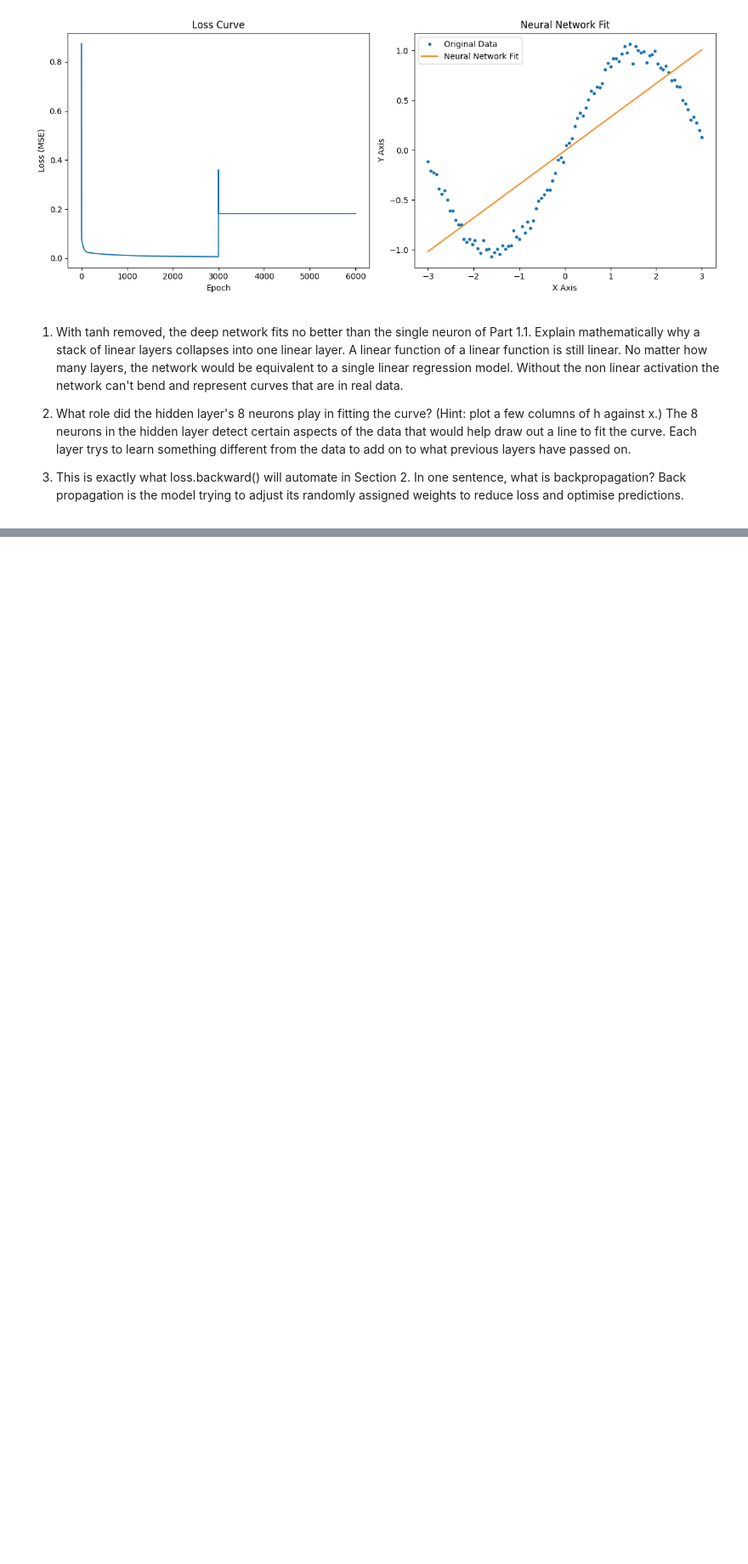
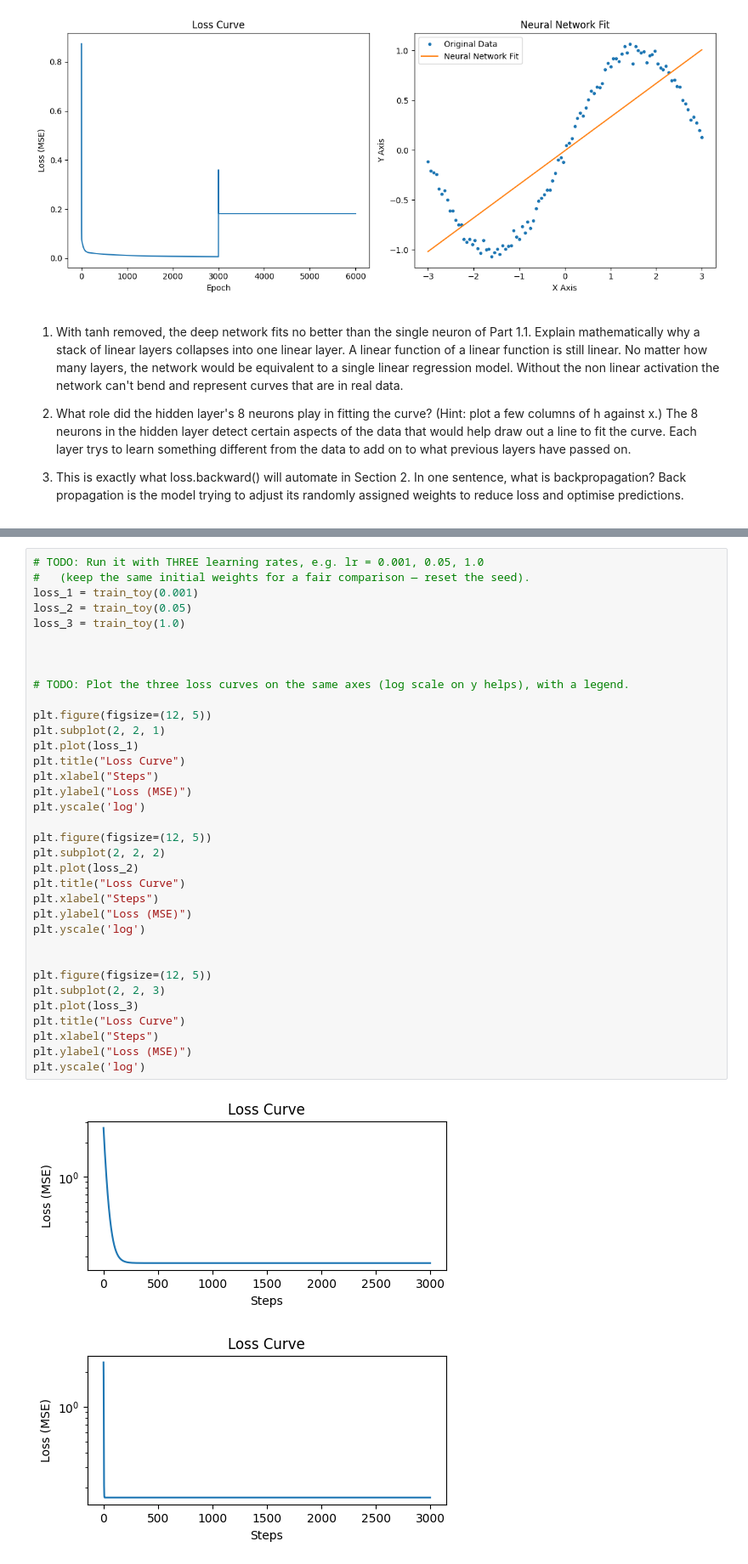
Before and after one commit to itz-Amy/Lab-3-Neural-Networks, a Jupyter notebook: Amy_Addo_Lab3.ipynb, the cells around one changed output, grey strips where cells are left out. Shown at 85% size. Drawn from its saved outputs; the diff is of its cells as text; blank space fills up the shorter version.

```diff
--- a/Amy_Addo_Lab3.ipynb
+++ b/Amy_Addo_Lab3.ipynb
@@ -248,0 +291,38 @@ The 8 neurons in the hidden layer detect certain aspects of the data that would
+# %%
+# TODO: Run it with THREE learning rates, e.g. lr = 0.001, 0.05, 1.0
+#   (keep the same initial weights for a fair comparison — reset the seed).
+loss_1 = train_toy(0.001)
+loss_2 = train_toy(0.05)
+loss_3 = train_toy(1.0)
+
+
+
+# TODO: Plot the three loss curves on the same axes (log scale on y helps), with a legend.
+
+plt.figure(figsize=(12, 5))
+plt.subplot(2, 2, 1)
+plt.plot(loss_1)
+plt.title("Loss Curve")
+plt.xlabel("Steps")
+plt.ylabel("Loss (MSE)")
+plt.yscale('log')
+
+plt.figure(figsize=(12, 5))
+plt.subplot(2, 2, 2)
+plt.plot(loss_2)
+plt.title("Loss Curve")
+plt.xlabel("Steps")
+plt.ylabel("Loss (MSE)")
+plt.yscale('log')
+
+
+plt.figure(figsize=(12, 5))
+plt.subplot(2, 2, 3)
+plt.plot(loss_3)
+plt.title("Loss Curve")
+plt.xlabel("Steps")
+plt.ylabel("Loss (MSE)")
+plt.yscale('log')
+# %% [output]
+[figure, added]
+[figure, added]
```
Also changed, not shown: parts of 3 cells of this notebook.
